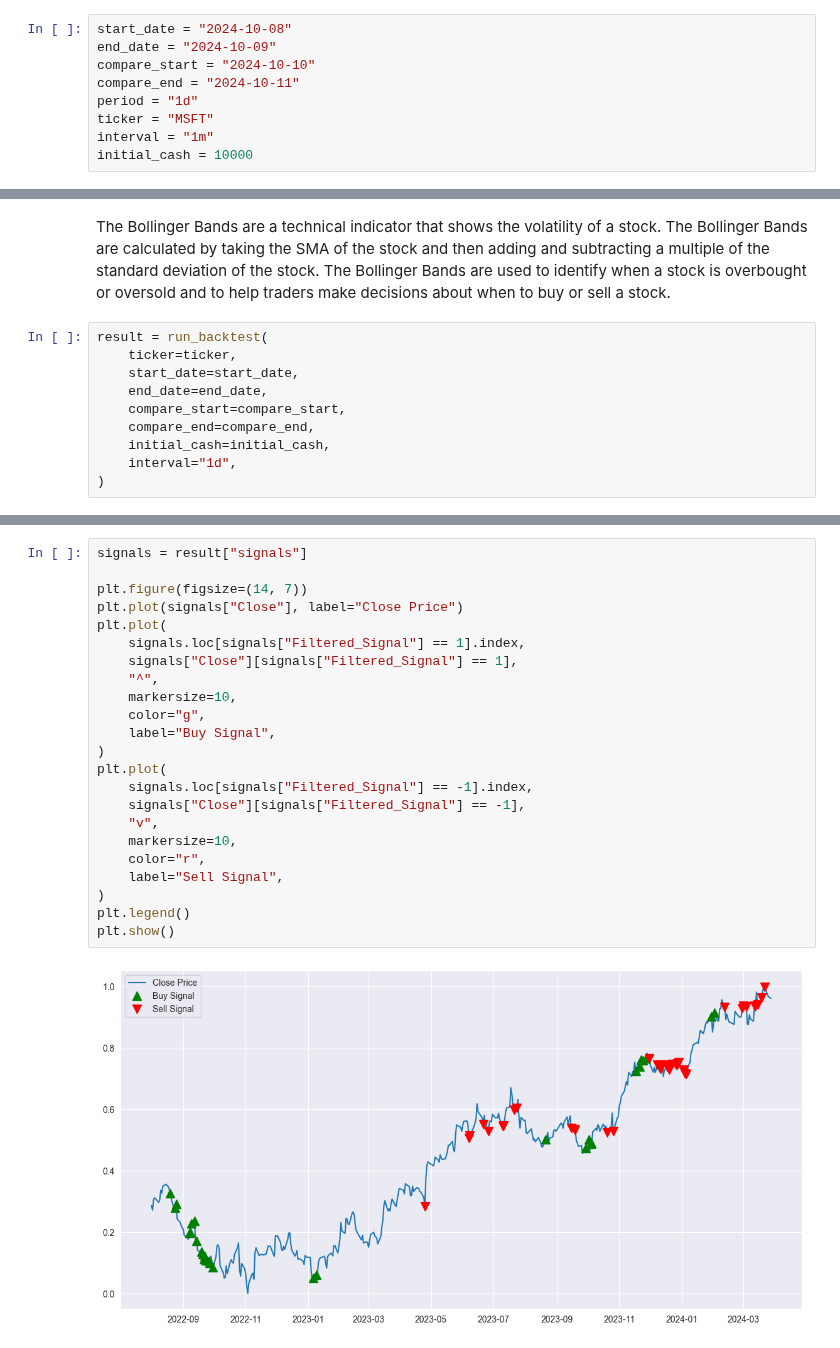
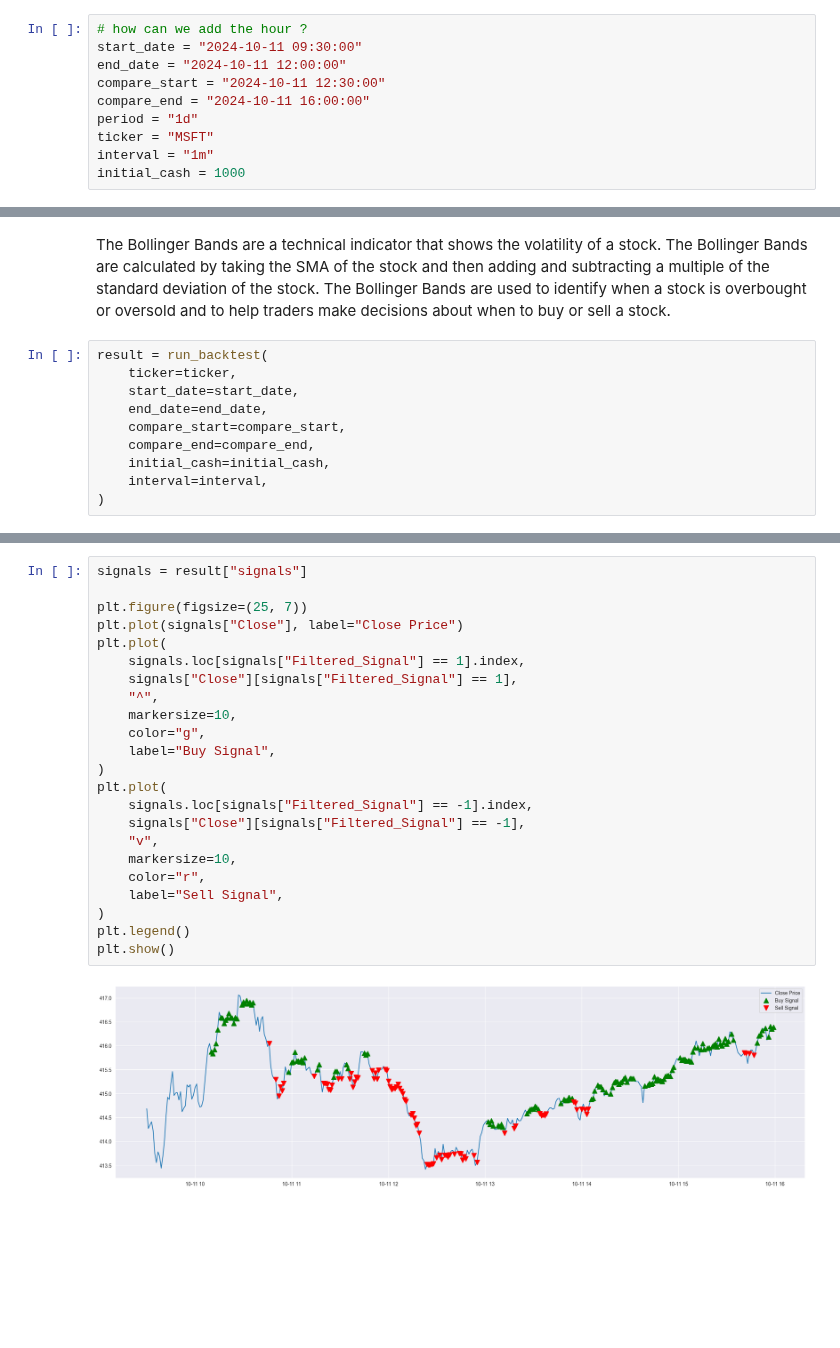
Before and after one commit to jurichar/high_freq_scalping_tool, a Jupyter notebook: notebooks/view_processed_data.ipynb, the cells around one changed output, grey strips where cells are left out. Drawn from its saved outputs; the diff is of its cells as text; blank space fills up the shorter version.

```diff
--- a/notebooks/view_processed_data.ipynb
+++ b/notebooks/view_processed_data.ipynb
@@ -11,14 +11,15 @@ import mplfinance as mpf
 %matplotlib inline
 sns.set_style('darkgrid')
 # %%
-start_date = "2024-10-08"
-end_date = "2024-10-09"
-compare_start = "2024-10-10"
-compare_end = "2024-10-11"
+# how can we add the hour ?
+start_date = "2024-10-11 09:30:00"
+end_date = "2024-10-11 12:00:00"
+compare_start = "2024-10-11 12:30:00"
+compare_end = "2024-10-11 16:00:00"
 period = "1d"
 ticker = "MSFT"
 interval = "1m"
-initial_cash = 10000
+initial_cash = 1000
 # %%
 data = get_stock_data(ticker=ticker, period=period, save_to_csv=True, interval=interval)
 print(data)
@@ -118,6 +119,6 @@ result = run_backtest(
     compare_start=compare_start,
     compare_end=compare_end,
     initial_cash=initial_cash,
-    interval="1d",
+    interval=interval,
 )
 # %% [output]
@@ -131,25 +167,25 @@ TypeError: string indices must be integers, not 'str'
 # %%
 signals = result["signals"]
 
-plt.figure(figsize=(14, 7))
+plt.figure(figsize=(25, 7))
 plt.plot(signals["Close"], label="Close Price")
 plt.plot(
     signals.loc[signals["Filtered_Signal"] == 1].index,
     signals["Close"][signals["Filtered_Signal"] == 1],
     "^",
     markersize=10,
     color="g",
     label="Buy Signal",
 )
 plt.plot(
     signals.loc[signals["Filtered_Signal"] == -1].index,
     signals["Close"][signals["Filtered_Signal"] == -1],
     "v",
     markersize=10,
     color="r",
     label="Sell Signal",
 )
 plt.legend()
 plt.show()
 # %% [output]
-[figure, old version]
+[figure, new version]
```
Also changed, not shown: parts of 5 cells of this notebook, 3 other files.
